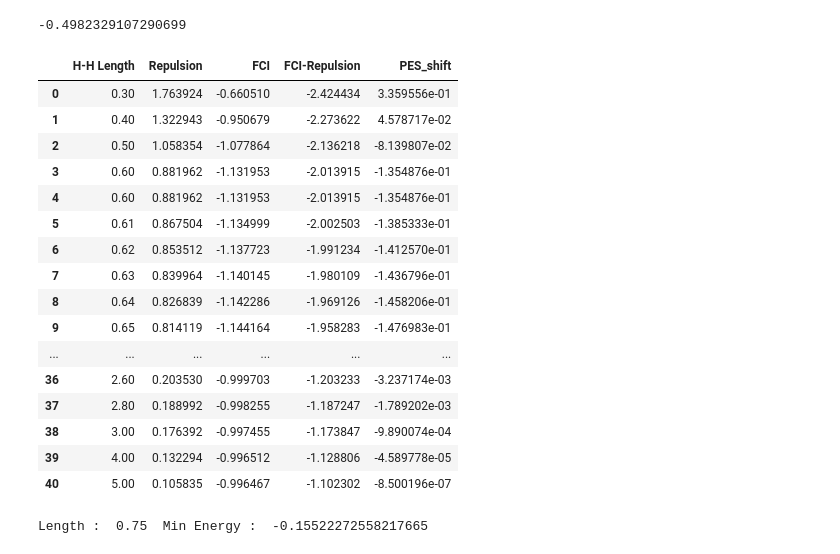
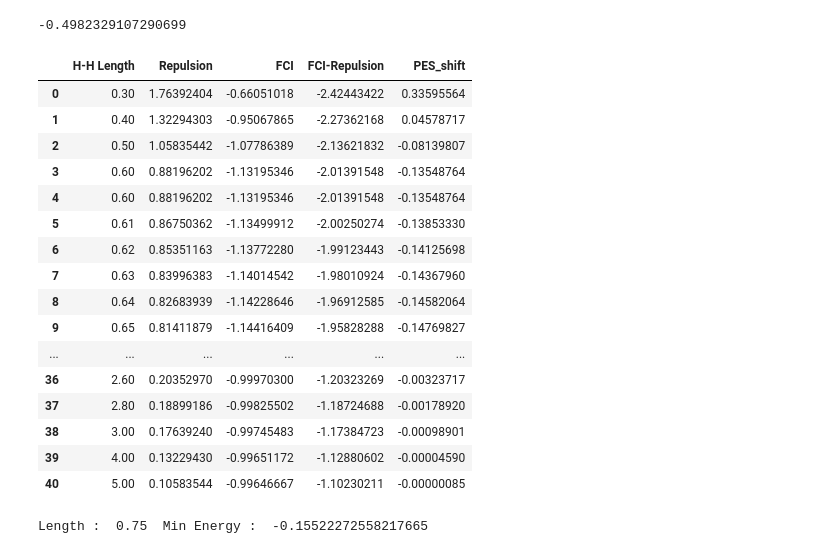
Before and after one commit to chenglin-x0/QCQC, a Jupyter notebook: PSI4 Energy_H2.ipynb, the cells around one changed output. Cells and saved outputs as stored; diff of their text form; code cells hidden in the pictures.

```diff
--- a/PSI4 Energy_H2.ipynb
+++ b/PSI4 Energy_H2.ipynb
@@ -57,34 +57,35 @@ print(H_atom)
 # %%
 import pandas as pd
 import numpy as np
 
 dic = {
     "H-H Length": np.array(R),
     "Repulsion" :nuclear_repulsion_energy ,
     "FCI": np.array(FCI_Energy),
     "FCI-Repulsion":np.array(FCI_Energy)-np.array(nuclear_repulsion_energy),
     "PES_shift": np.array(FCI_Energy)-H_atom*2
 }
+pd.set_option('precision', 8)
 df = pd.DataFrame(dic)
 df
 # %% [output]
 |  | H-H Length | Repulsion | FCI | FCI-Repulsion | PES_shift |
-| 0 | 0.30 | 1.763924 | -0.660510 | -2.424434 | 3.359556e-01 |
-| 1 | 0.40 | 1.322943 | -0.950679 | -2.273622 | 4.578717e-02 |
-| 2 | 0.50 | 1.058354 | -1.077864 | -2.136218 | -8.139807e-02 |
-| 3 | 0.60 | 0.881962 | -1.131953 | -2.013915 | -1.354876e-01 |
-| 4 | 0.60 | 0.881962 | -1.131953 | -2.013915 | -1.354876e-01 |
-| 5 | 0.61 | 0.867504 | -1.134999 | -2.002503 | -1.385333e-01 |
-| 6 | 0.62 | 0.853512 | -1.137723 | -1.991234 | -1.412570e-01 |
-| 7 | 0.63 | 0.839964 | -1.140145 | -1.980109 | -1.436796e-01 |
-| 8 | 0.64 | 0.826839 | -1.142286 | -1.969126 | -1.458206e-01 |
-| 9 | 0.65 | 0.814119 | -1.144164 | -1.958283 | -1.476983e-01 |
+| 0 | 0.30 | 1.76392404 | -0.66051018 | -2.42443422 | 0.33595564 |
+| 1 | 0.40 | 1.32294303 | -0.95067865 | -2.27362168 | 0.04578717 |
+| 2 | 0.50 | 1.05835442 | -1.07786389 | -2.13621832 | -0.08139807 |
+| 3 | 0.60 | 0.88196202 | -1.13195346 | -2.01391548 | -0.13548764 |
+| 4 | 0.60 | 0.88196202 | -1.13195346 | -2.01391548 | -0.13548764 |
+| 5 | 0.61 | 0.86750362 | -1.13499912 | -2.00250274 | -0.13853330 |
+| 6 | 0.62 | 0.85351163 | -1.13772280 | -1.99123443 | -0.14125698 |
+| 7 | 0.63 | 0.83996383 | -1.14014542 | -1.98010924 | -0.14367960 |
+| 8 | 0.64 | 0.82683939 | -1.14228646 | -1.96912585 | -0.14582064 |
+| 9 | 0.65 | 0.81411879 | -1.14416409 | -1.95828288 | -0.14769827 |
 | ... | ... | ... | ... | ... | ... |
-| 36 | 2.60 | 0.203530 | -0.999703 | -1.203233 | -3.237174e-03 |
-| 37 | 2.80 | 0.188992 | -0.998255 | -1.187247 | -1.789202e-03 |
-| 38 | 3.00 | 0.176392 | -0.997455 | -1.173847 | -9.890074e-04 |
-| 39 | 4.00 | 0.132294 | -0.996512 | -1.128806 | -4.589778e-05 |
-| 40 | 5.00 | 0.105835 | -0.996467 | -1.102302 | -8.500196e-07 |
+| 36 | 2.60 | 0.20352970 | -0.99970300 | -1.20323269 | -0.00323717 |
+| 37 | 2.80 | 0.18899186 | -0.99825502 | -1.18724688 | -0.00178920 |
+| 38 | 3.00 | 0.17639240 | -0.99745483 | -1.17384723 | -0.00098901 |
+| 39 | 4.00 | 0.13229430 | -0.99651172 | -1.12880602 | -0.00004590 |
+| 40 | 5.00 | 0.10583544 | -0.99646667 | -1.10230211 | -0.00000085 |
 # %%
 min_r=df['PES_shift'][df['PES_shift']==min(df['PES_shift'])].index[0]
 print("Length : ",df['H-H Length'][min_r]," Min Energy : ",min(df['PES_shift']))
```
